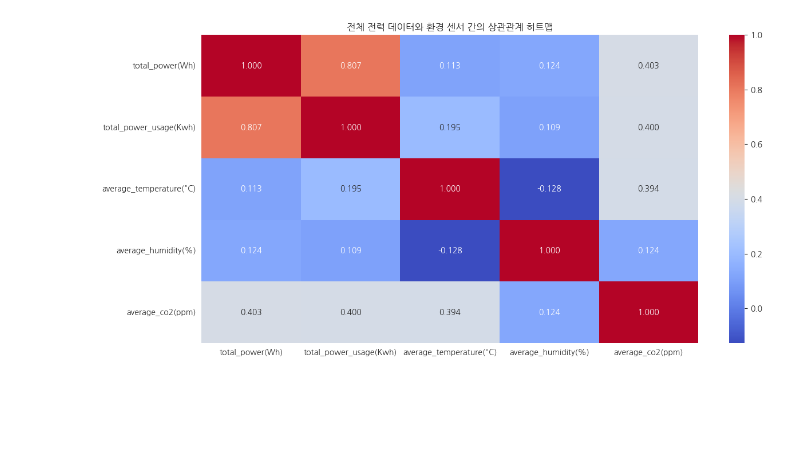
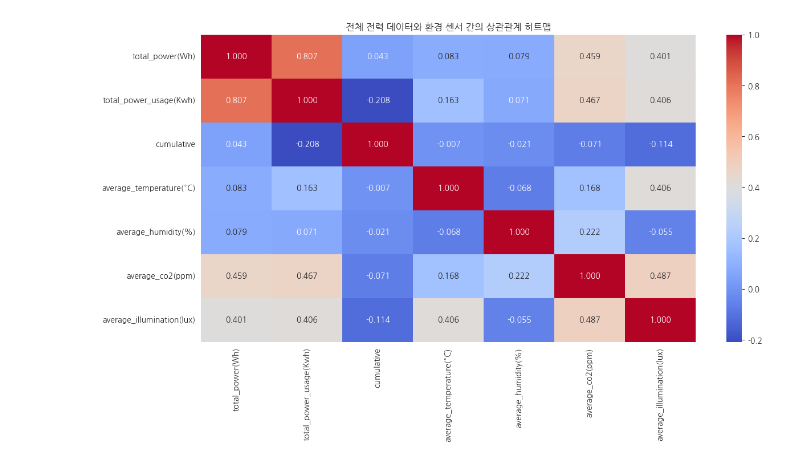
Before and after one commit to Maru375/smoothing_ml2, a Jupyter notebook: 상관관계 분석.ipynb, the cells around one changed output. Cells and saved outputs as stored; diff of their text form; code cells hidden in the pictures; blank space fills up the shorter version.

```diff
--- a/상관관계 분석.ipynb
+++ b/상관관계 분석.ipynb
@@ -21,16 +21,16 @@ device_power_usage_sensor_data['time'] = pd.to_datetime(device_power_usage_senso
 environmental_sensor_data['time'] = pd.to_datetime(environmental_sensor_data['time'])
 # %%
 merged_data = pd.merge(main_power_sensor_data, main_power_usage_sensor_data, on='time', how='inner')
-merged_data = pd.merge(merged_data, environmental_sensor_data[['time', 'average_temperature(°C)', 'average_humidity(%)', 'average_co2(ppm)']], on='time', how='inner')
+merged_data = pd.merge(merged_data, environmental_sensor_data, on='time', how='inner')
 
 correlation_matrix = merged_data.corr()
 
 plt.figure(figsize=(14, 7))
 heatmap1 = sns.heatmap(correlation_matrix, annot=True, cmap='coolwarm', fmt=".3f")
 plt.title('전체 전력 데이터와 환경 센서 간의 상관관계 히트맵')
 plt.show()
 # %% [output]
-[figure, old version]
+[figure, new version]
 # %%
 # 데이터 병합
 merged_data = pd.merge(device_power_sensor_data, environmental_sensor_data, on='time', how='inner')
```
Also changed, not shown: parts of 2 cells of this notebook, 58 other files.
